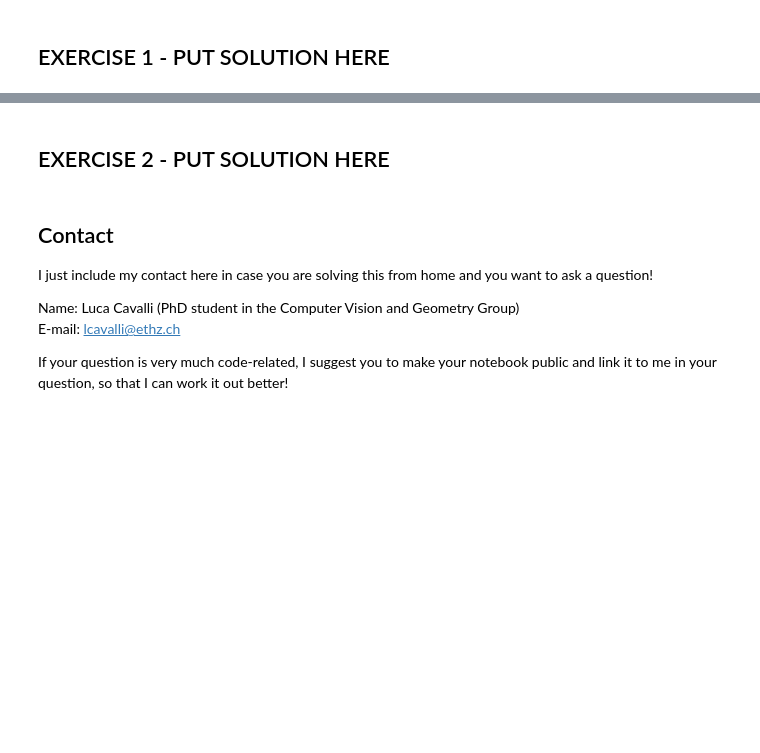
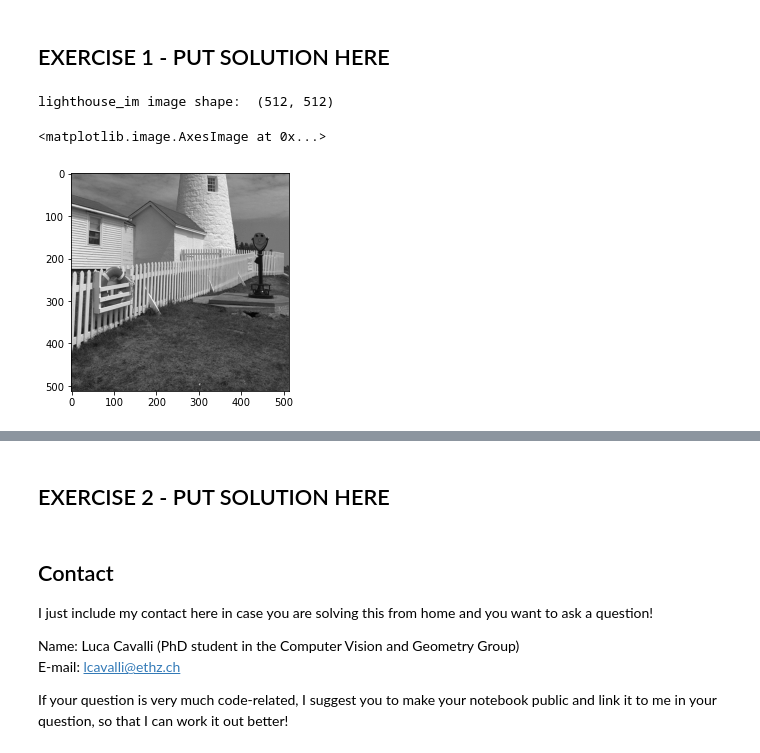
Before and after one commit to LukasSchmid97/ETH_ComputerVision_2020_Exercises, a Jupyter notebook: W3/W3_exercise.ipynb, the cells around one changed output, grey strips where cells are left out. Cells and saved outputs as stored; diff of their text form; code cells hidden in the pictures; blank space fills up the shorter version.

```diff
--- a/W3/W3_exercise.ipynb
+++ b/W3/W3_exercise.ipynb
@@ -161,0 +184,9 @@ display(slider)
+# %%
+lighthouse_im = np.array(imread("lighthouse.png"), dtype=np.float)/255  # This time the image is floating point 0.0 to 1.0!
+height, width = lighthouse_im.shape
+print("lighthouse_im image shape: ", lighthouse_im.shape)  # and it is grayscale
+imshow(lighthouse_im)
+# %% [output]
+lighthouse_im image shape:  (512, 512)
+<matplotlib.image.AxesImage at 0x...>
+[figure, added]
```
Also changed, not shown: parts of 11 cells of this notebook.
